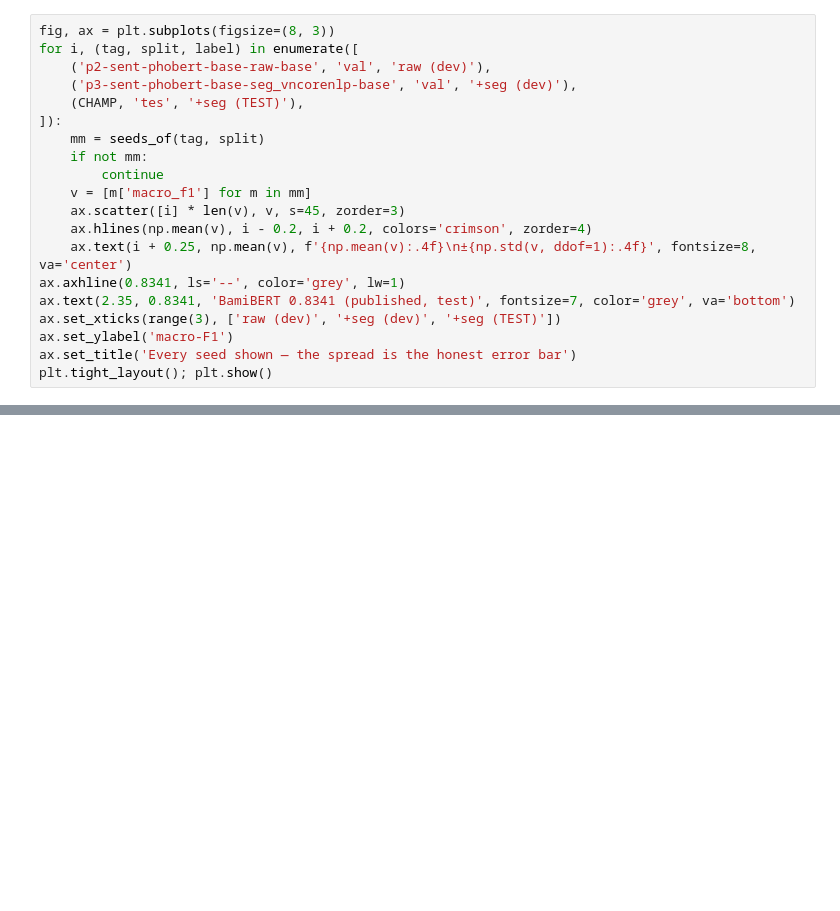
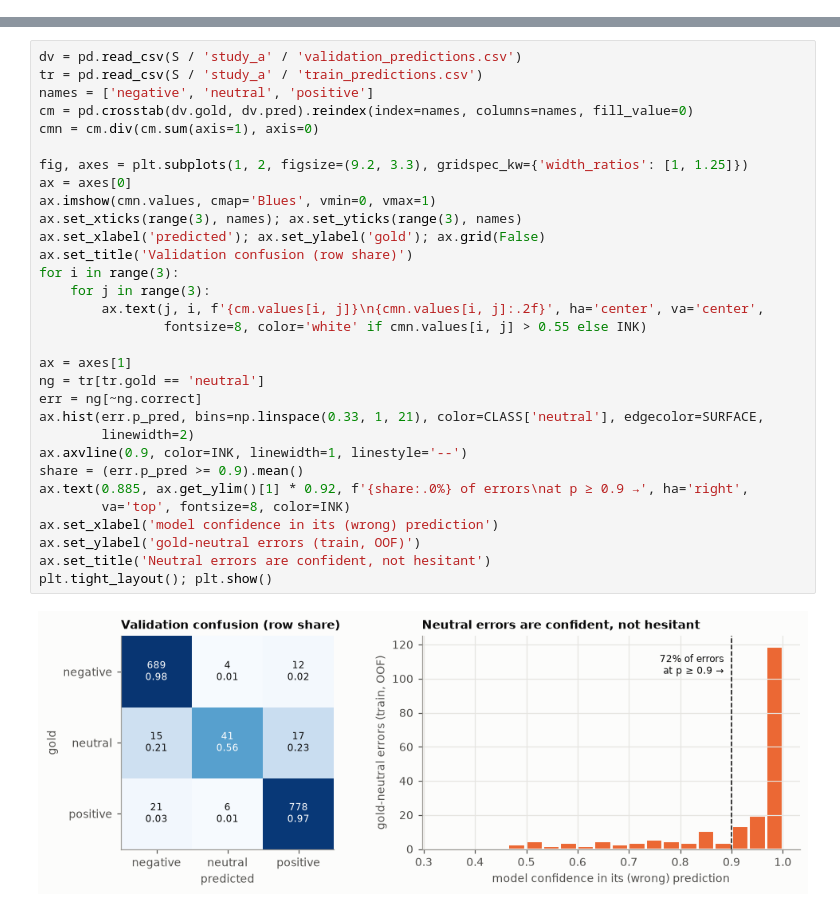
Before and after one commit to ThanhDatVN/ViFeedback-NLP-Service, a Jupyter notebook: notebooks/02_results.ipynb, the cells around one changed output, grey strips where cells are left out. Cells and saved outputs as stored; diff of their text form; blank space fills up the shorter version.

```diff
--- a/notebooks/02_results.ipynb
+++ b/notebooks/02_results.ipynb
@@ -252,20 +0,0 @@ argument for the ordinal head proposed in [PROPOSALS T1](../docs/PROPOSALS.md).
-# %%
-fig, ax = plt.subplots(figsize=(8, 3))
-for i, (tag, split, label) in enumerate([
-    ('p2-sent-phobert-base-raw-base', 'val', 'raw (dev)'),
-    ('p3-sent-phobert-base-seg_vncorenlp-base', 'val', '+seg (dev)'),
-    (CHAMP, 'tes', '+seg (TEST)'),
-]):
-    mm = seeds_of(tag, split)
-    if not mm:
-        continue
-    v = [m['macro_f1'] for m in mm]
-    ax.scatter([i] * len(v), v, s=45, zorder=3)
-    ax.hlines(np.mean(v), i - 0.2, i + 0.2, colors='crimson', zorder=4)
-    ax.text(i + 0.25, np.mean(v), f'{np.mean(v):.4f}\n±{np.std(v, ddof=1):.4f}', fontsize=8, va='center')
-ax.axhline(0.8341, ls='--', color='grey', lw=1)
-ax.text(2.35, 0.8341, 'BamiBERT 0.8341 (published, test)', fontsize=7, color='grey', va='bottom')
-ax.set_xticks(range(3), ['raw (dev)', '+seg (dev)', '+seg (TEST)'])
-ax.set_ylabel('macro-F1')
-ax.set_title('Every seed shown — the spread is the honest error bar')
-plt.tight_layout(); plt.show()
@@ -351,0 +261,33 @@ Current state and the plan for closing these: [`docs/STATUS.md`](../docs/STATUS.
+# %%
+dv = pd.read_csv(S / 'study_a' / 'validation_predictions.csv')
+tr = pd.read_csv(S / 'study_a' / 'train_predictions.csv')
+names = ['negative', 'neutral', 'positive']
+cm = pd.crosstab(dv.gold, dv.pred).reindex(index=names, columns=names, fill_value=0)
+cmn = cm.div(cm.sum(axis=1), axis=0)
+
+fig, axes = plt.subplots(1, 2, figsize=(9.2, 3.3), gridspec_kw={'width_ratios': [1, 1.25]})
+ax = axes[0]
+ax.imshow(cmn.values, cmap='Blues', vmin=0, vmax=1)
+ax.set_xticks(range(3), names); ax.set_yticks(range(3), names)
+ax.set_xlabel('predicted'); ax.set_ylabel('gold'); ax.grid(False)
+ax.set_title('Validation confusion (row share)')
+for i in range(3):
+    for j in range(3):
+        ax.text(j, i, f'{cm.values[i, j]}\n{cmn.values[i, j]:.2f}', ha='center', va='center',
+                fontsize=8, color='white' if cmn.values[i, j] > 0.55 else INK)
+
+ax = axes[1]
+ng = tr[tr.gold == 'neutral']
+err = ng[~ng.correct]
+ax.hist(err.p_pred, bins=np.linspace(0.33, 1, 21), color=CLASS['neutral'], edgecolor=SURFACE,
+        linewidth=2)
+ax.axvline(0.9, color=INK, linewidth=1, linestyle='--')
+share = (err.p_pred >= 0.9).mean()
+ax.text(0.885, ax.get_ylim()[1] * 0.92, f'{share:.0%} of errors\nat p ≥ 0.9 →', ha='right',
+        va='top', fontsize=8, color=INK)
+ax.set_xlabel('model confidence in its (wrong) prediction')
+ax.set_ylabel('gold-neutral errors (train, OOF)')
+ax.set_title('Neutral errors are confident, not hesitant')
+plt.tight_layout(); plt.show()
+# %% [output]
+[figure, added]
```
Also changed, not shown: parts of 49 cells of this notebook, 18 other files.
